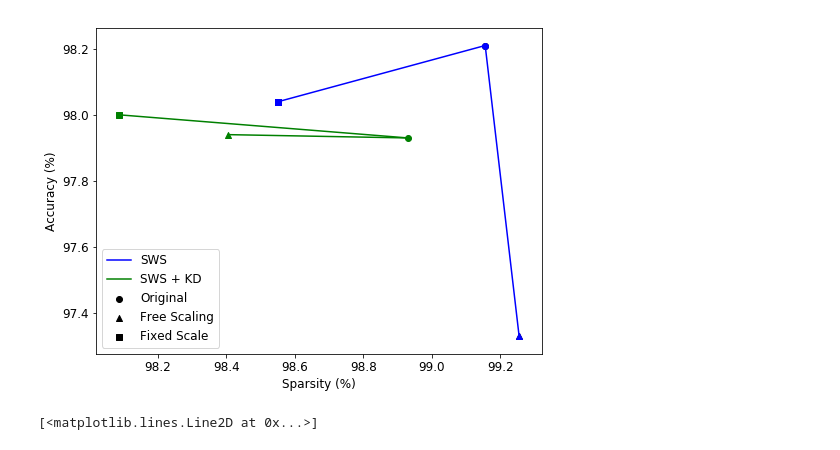
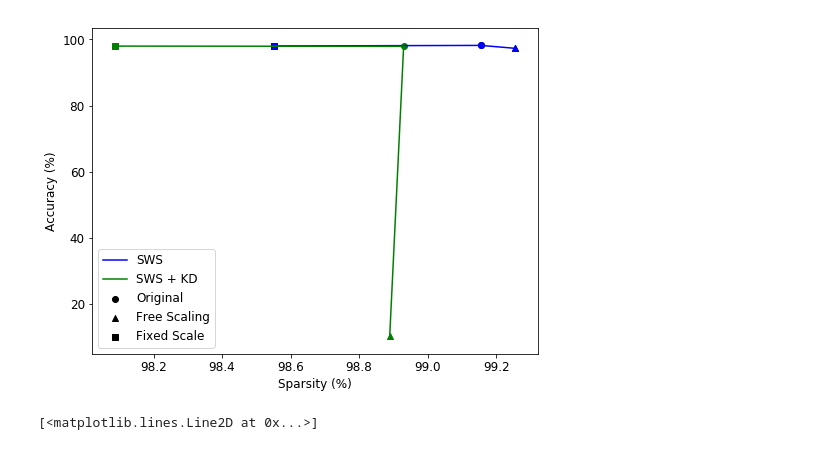
Before and after one commit to okz12/NN_compression, a Jupyter notebook: writeup/scaling/scaling_vis.ipynb, the cells around one changed output. Drawn from its saved outputs; the diff is of its cells as text; code cells hidden in the pictures.

```diff
--- a/writeup/scaling/scaling_vis.ipynb
+++ b/writeup/scaling/scaling_vis.ipynb
@@ -47,7 +47,7 @@ else:
     swssr = loadfile(1, 0.1, 1000, 1000, 2e-6, int(0), 16, model, scaling=True, model_save_dir = "./files", dset = dset)
     swssfr = loadfile(1, 0.1, 1000, 1000, 2e-6, int(0), 16, model, scaling=True, model_save_dir = "./files", fn="_S0", dset = dset)
     kdr = loadfile(250, 10, 2500, 1250, 2e-7, 3, 16, model, model_save_dir = "./files", scaling=False, fn = "_MSE", dset = dset)
-    kdsr = loadfile(250, 10, 2500, 1250, 2.5e-7, 3, 16, model, model_save_dir = "./files", scaling=True, fn = "_MSE", dset = dset)
+    kdsr = loadfile(250, 10, 2500, 1250, 2e-7, 4, 16, model, model_save_dir = "./files", scaling=True, fn = "_MSE", dset = dset)
     kdsfr = loadfile(250, 10, 2500, 1250, 2e-7, 4, 16, model, model_save_dir = "./files", scaling=True, fn = "_MSE_S0", dset = dset)
 s_exp = pd.DataFrame(columns = ["method", "acc", "sp"])
 s_exp.loc[0] = (["sws", swsr["prune_acc"]["test"], swsr["sparsity"]])
@@ -67,34 +67,34 @@ kdsf = s_exp.query("method == \'kdsf\'")
 
 plt.figure(figsize=(8,6))
 ### Building Legend
 plt.scatter(s['sp'], s['acc'],  color = 'k', marker = 'o', label = "Original")
 plt.scatter(ss['sp'], ss['acc'],  color = 'k', marker = '^', label = "Free Scaling")
 plt.scatter(ssf['sp'], ssf['acc'],  color = 'k', marker = 's', label = "Fixed Scale")
 
 #Plot lines
 plt.plot([float(s['sp']), float(ss['sp'])], [float(s['acc']), float(ss['acc'])], color = 'b', label = "SWS")
 plt.plot([float(s['sp']), float(ssf['sp'])], [float(s['acc']), float(ssf['acc'])], color = 'b')
 plt.plot([float(kd['sp']), float(kds['sp'])], [float(kd['acc']), float(kds['acc'])], color = 'g', label = "SWS + KD")
 plt.plot([float(kd['sp']), float(kdsf['sp'])], [float(kd['acc']), float(kdsf['acc'])],color = 'g')
 
 plt.legend()
 
 #Plot scatter
 plt.scatter(s['sp'], s['acc'],  color = 'b', marker = 'o', label = "Original")
 plt.scatter(ss['sp'], ss['acc'], color = 'b', marker = '^', label = "Free Scaling")
 plt.scatter(ssf['sp'], ssf['acc'], color = 'b', marker = 's', label = "Fixed Scale")
 
 plt.scatter(kd['sp'], kd['acc'], color = 'g', marker = 'o')
 plt.scatter(kds['sp'], kds['acc'], color = 'g', marker = '^')
 plt.scatter(kdsf['sp'], kdsf['acc'], color = 'g', marker = 's')
 
 plt.ylabel('Accuracy (%)')
 plt.xlabel('Sparsity (%)')
 
 #plt.savefig('figs/swstau.eps', format='eps', dpi=1000, bbox_inches='tight')
 plt.show()
 # %% [output]
-[figure, old version]
+[figure, new version]
 # %%
 highlr = loadfile(250, 10, 2500, 1250, 2e-7, 4, 16, model, model_save_dir = "./files", scaling=True, fn = "_MSE_LR", dset = dset)
 plt.plot(highlr['scale'][:,0])
```
Also changed, not shown: 1 other file.
